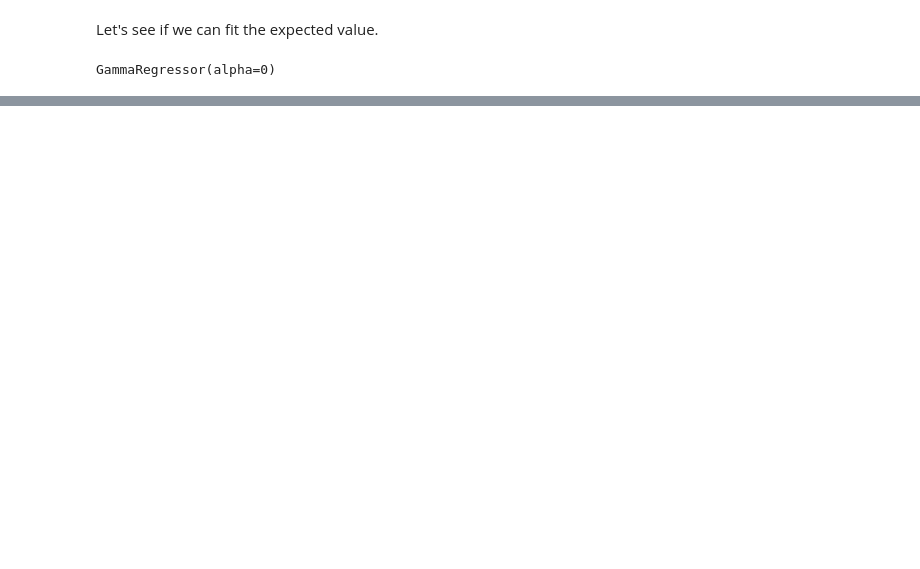
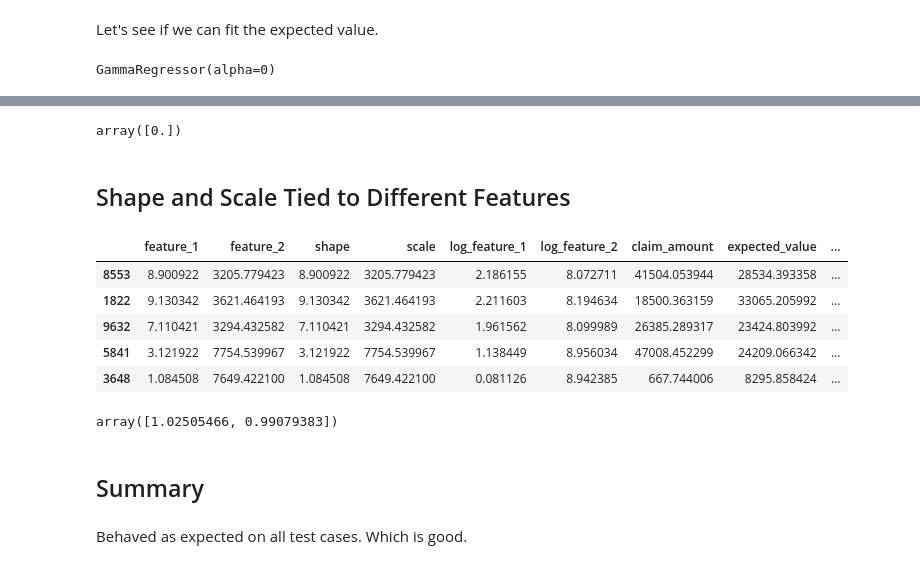
Before and after one commit to MatePocs/insurance, a Jupyter notebook: notebooks/Gamma.ipynb, the cells around one changed output, grey strips where cells are left out. Saved outputs shown, nothing was run; the diff lists cells and outputs as text; code cells hidden in the pictures; blank space fills up the shorter version.

```diff
--- a/notebooks/Gamma.ipynb
+++ b/notebooks/Gamma.ipynb
@@ -122,0 +244,6 @@ df1.pred[0]
+# %%
+mdl.coef_
+# %% [output]
+array([0.])
+# %% [markdown]
+## Shape and Scale Tied to Different Features
@@ -122,0 +252,36 @@ df1.pred[0]
+# %%
+df_mdl = pd.DataFrame.from_dict({'feature_1' : np.random.uniform(low = 1, high = 10, size = number_of_sample),
+                                'feature_2' : np.random.uniform(low = 1000, high = 10000, size = number_of_sample)})
+# %%
+df_mdl['shape'] = df_mdl['feature_1']
+df_mdl['scale'] = df_mdl['feature_2']
+
+df_mdl['log_feature_1'] = np.log(df_mdl['feature_1'])
+df_mdl['log_feature_2'] = np.log(df_mdl['feature_2'])
+
+df_mdl['claim_amount'] = np.random.gamma(shape = df_mdl['shape'], scale = df_mdl['scale'])
+# %%
+df_mdl['expected_value'] = df_mdl['shape'] * df_mdl['scale']
+# %%
+mdl = GammaRegressor(alpha = 0)
+X = df_mdl[['log_feature_1', 'log_feature_2']]
+y = df_mdl['claim_amount']
+mdl.fit(X, y)
+df_mdl['pred_claim_amount'] = mdl.predict(X)
+# %%
+df_mdl.sample(5)
+# %% [output]
+|  | feature_1 | feature_2 | shape | scale | log_feature_1 | log_feature_2 | claim_amount | expected_value | ... |
+| 8553 | 8.900922 | 3205.779423 | 8.900922 | 3205.779423 | 2.186155 | 8.072711 | 41504.053944 | 28534.393358 | ... |
+| 1822 | 9.130342 | 3621.464193 | 9.130342 | 3621.464193 | 2.211603 | 8.194634 | 18500.363159 | 33065.205992 | ... |
+| 9632 | 7.110421 | 3294.432582 | 7.110421 | 3294.432582 | 1.961562 | 8.099989 | 26385.289317 | 23424.803992 | ... |
+| 5841 | 3.121922 | 7754.539967 | 3.121922 | 7754.539967 | 1.138449 | 8.956034 | 47008.452299 | 24209.066342 | ... |
+| 3648 | 1.084508 | 7649.422100 | 1.084508 | 7649.422100 | 0.081126 | 8.942385 | 667.744006 | 8295.858424 | ... |
+# %%
+mdl.coef_
+# %% [output]
+array([1.02505466, 0.99079383])
+# %% [markdown]
+## Summary
+# %% [markdown]
+Behaved as expected on all test cases. Which is good.
```
Also changed, not shown: parts of 42 cells of this notebook.
